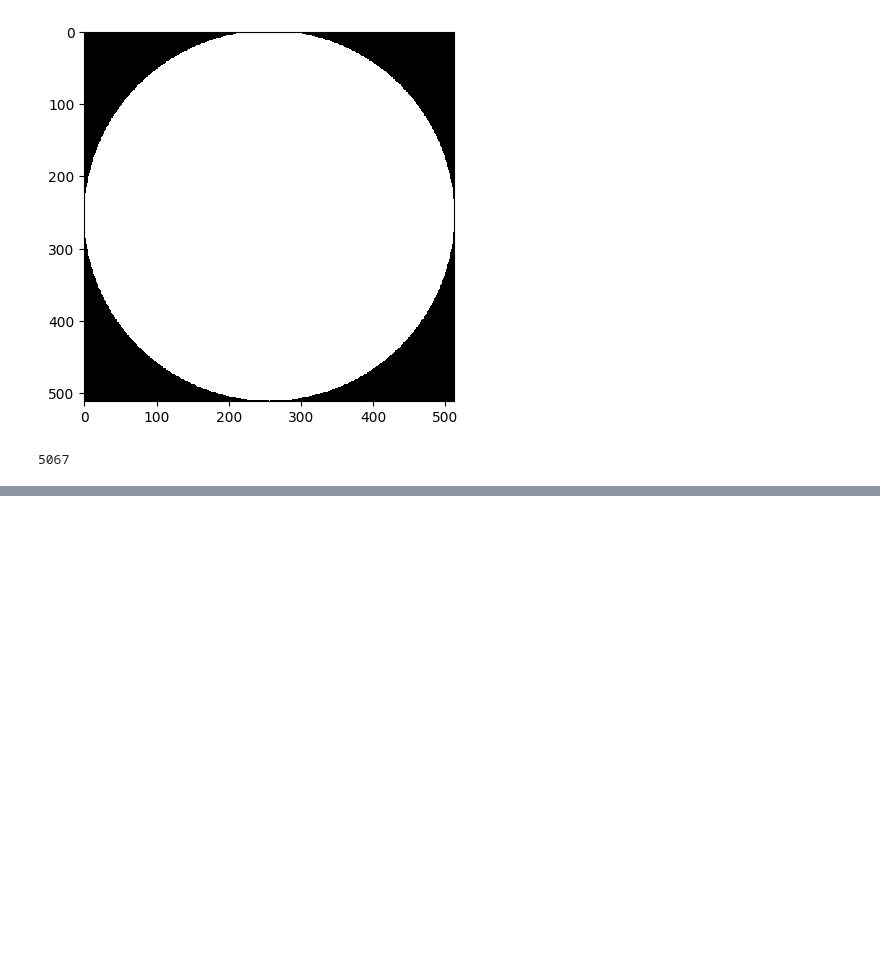
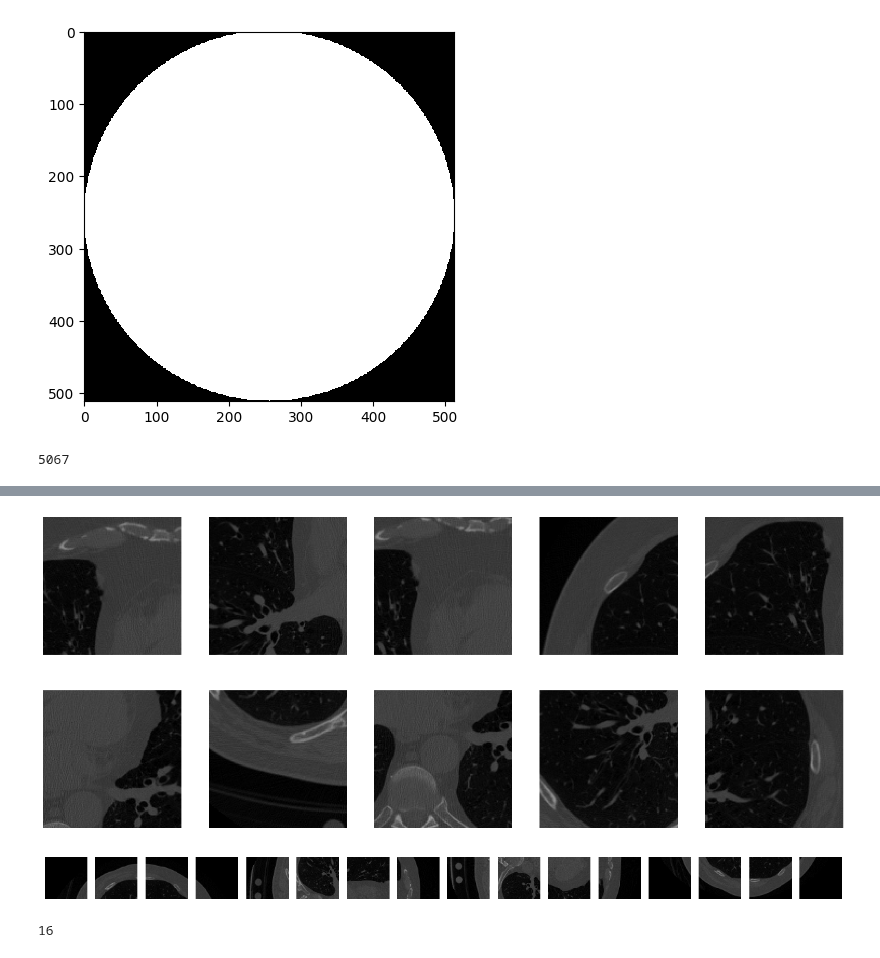
Before and after one commit to MASILab/Inhale_Exhale_CT, a Jupyter notebook: cyclegan_harmonization/patchify_trial.ipynb, the cells around one changed output, grey strips where cells are left out. Drawn from its saved outputs; the diff is of its cells as text; code cells hidden in the pictures; blank space fills up the shorter version.

```diff
--- a/cyclegan_harmonization/patchify_trial.ipynb
+++ b/cyclegan_harmonization/patchify_trial.ipynb
@@ -114,0 +101,48 @@ plt.show()
+# %%
+def random_crop(img, crop_size):
+    h, w = img.shape
+    y = np.random.randint(0, h - crop_size[0])
+    x = np.random.randint(0, w - crop_size[1])
+    return img[y:y + crop_size[0], x:x + crop_size[1]]
+
+# Specify the number of patches you want
+num_patches = 10
+
+# Create a list to store the patches
+patches = []
+
+# Generate the patches
+for _ in range(num_patches):
+    patch = random_crop(masked_img_clipped, (128, 128))
+    patches.append(patch)
+
+# Plot the patches
+fig, ax = plt.subplots(2, 5, figsize=(20, 8))
+for i in range(num_patches):
+    ax[i // 5, i % 5].imshow(np.rot90(patches[i]), cmap='gray', vmin=-1000, vmax=0)
+    ax[i // 5, i % 5].axis('off')
+# %% [output]
+[figure, added]
+# %%
+# Extract non-overlapping patches
+patch_size = (128, 128)
+patches = view_as_blocks(masked_img_clipped, block_shape=patch_size)
+
+# Flatten the patches array
+patches = patches.reshape(-1, *patch_size)
+
+# Filter out patches that are completely zero (outside the circular region)
+patches = [patch for patch in patches if np.any(patch)]
+
+# Plot the patches
+fig, axes = plt.subplots(1, len(patches), figsize=(15, 15))
+for ax, patch in zip(axes, patches):
+	ax.imshow(patch, cmap='gray', vmin = -1024, vmax = 3072)
+	ax.axis('off')
+plt.show()
+# %% [output]
+[figure, added]
+# %%
+len(patches)
+# %% [output]
+16
```
Also changed, not shown: parts of 5 cells of this notebook, 2 other files.
